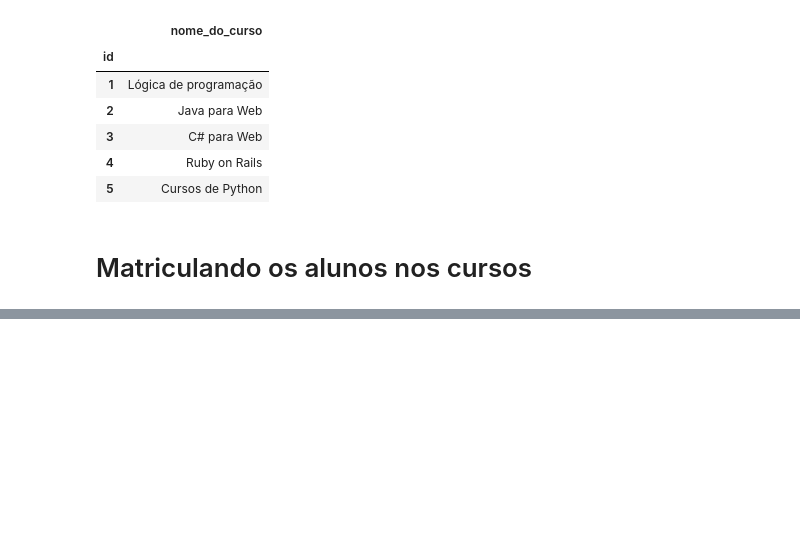
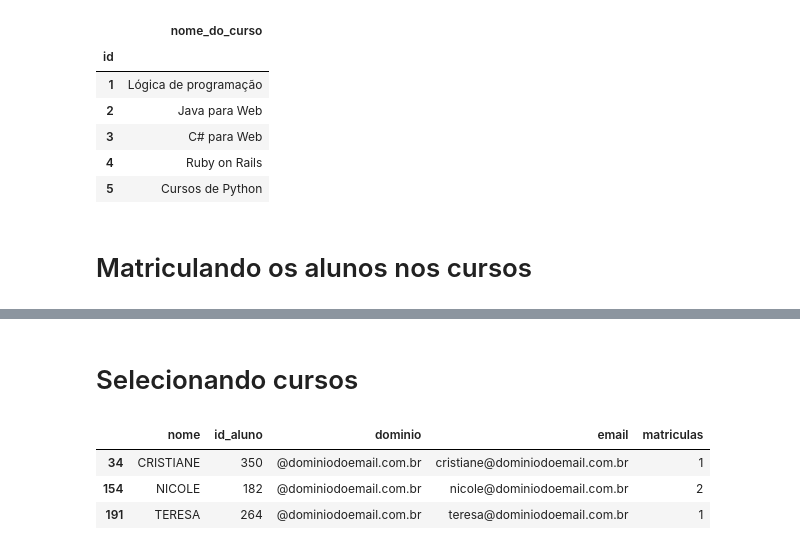
Before and after one commit to GabrielTB1/Pandas-IO, a Jupyter notebook: Pandas_IO.ipynb, the cells around one changed output, grey strips where cells are left out. Cells and saved outputs as stored; diff of their text form; code cells hidden in the pictures; blank space fills up the shorter version.

Commit message:
Selecionando exemplos de dados e iterando

```diff
--- a/Pandas_IO.ipynb
+++ b/Pandas_IO.ipynb
@@ -213,0 +225,9 @@ Name: matriculas, dtype: int64
+# %% [markdown]
+# Selecionando cursos
+# %%
+nomes.sample(3)
+# %% [output]
+|  | nome | id_aluno | dominio | email | matriculas |
+| 34 | CRISTIANE | 350 | @dominiodoemail.com.br | cristiane@dominiodoemail.com.br | 1 |
+| 154 | NICOLE | 182 | @dominiodoemail.com.br | nicole@dominiodoemail.com.br | 2 |
+| 191 | TERESA | 264 | @dominiodoemail.com.br | teresa@dominiodoemail.com.br | 1 |
```
Also changed, not shown: parts of 19 cells of this notebook.
